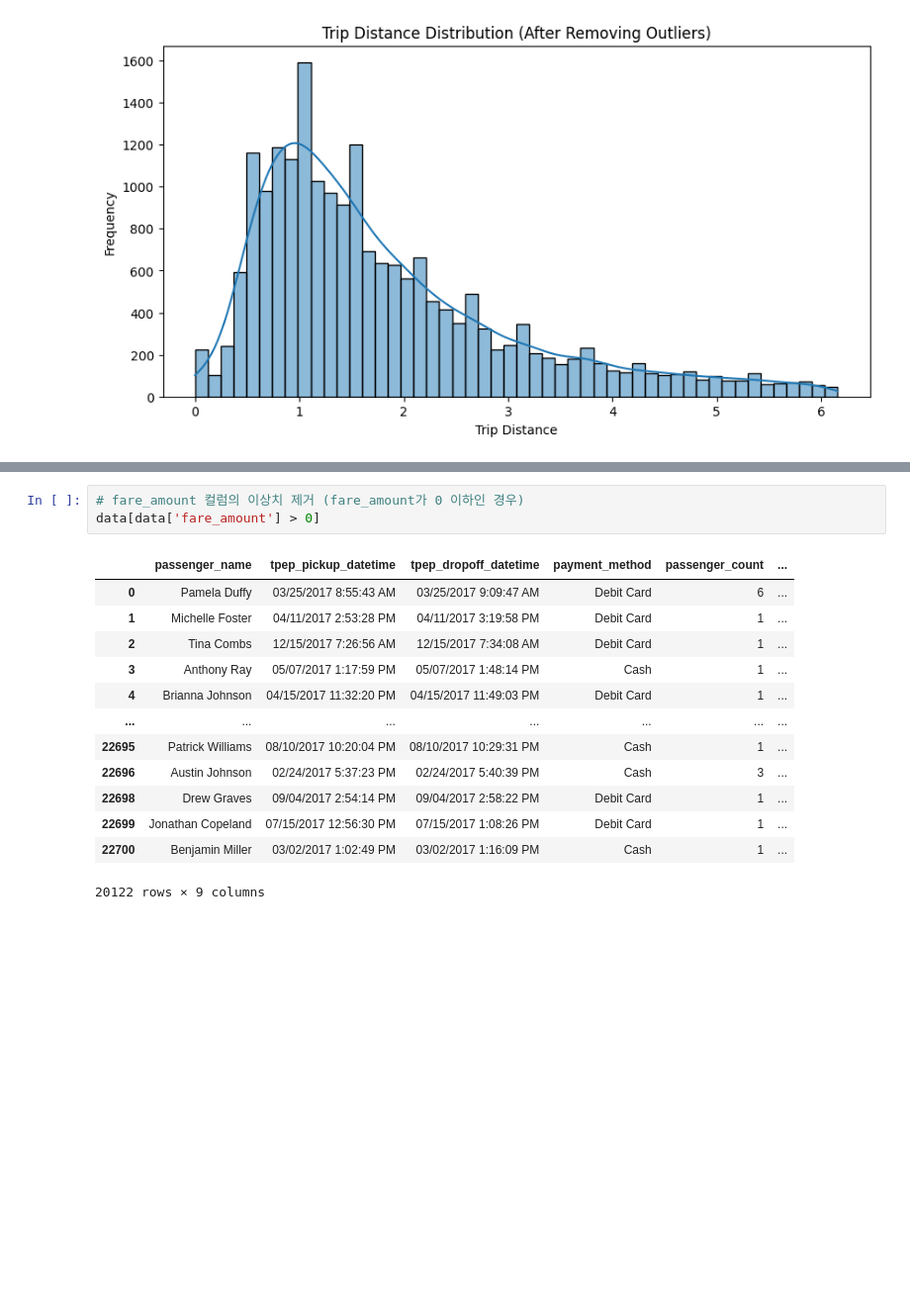
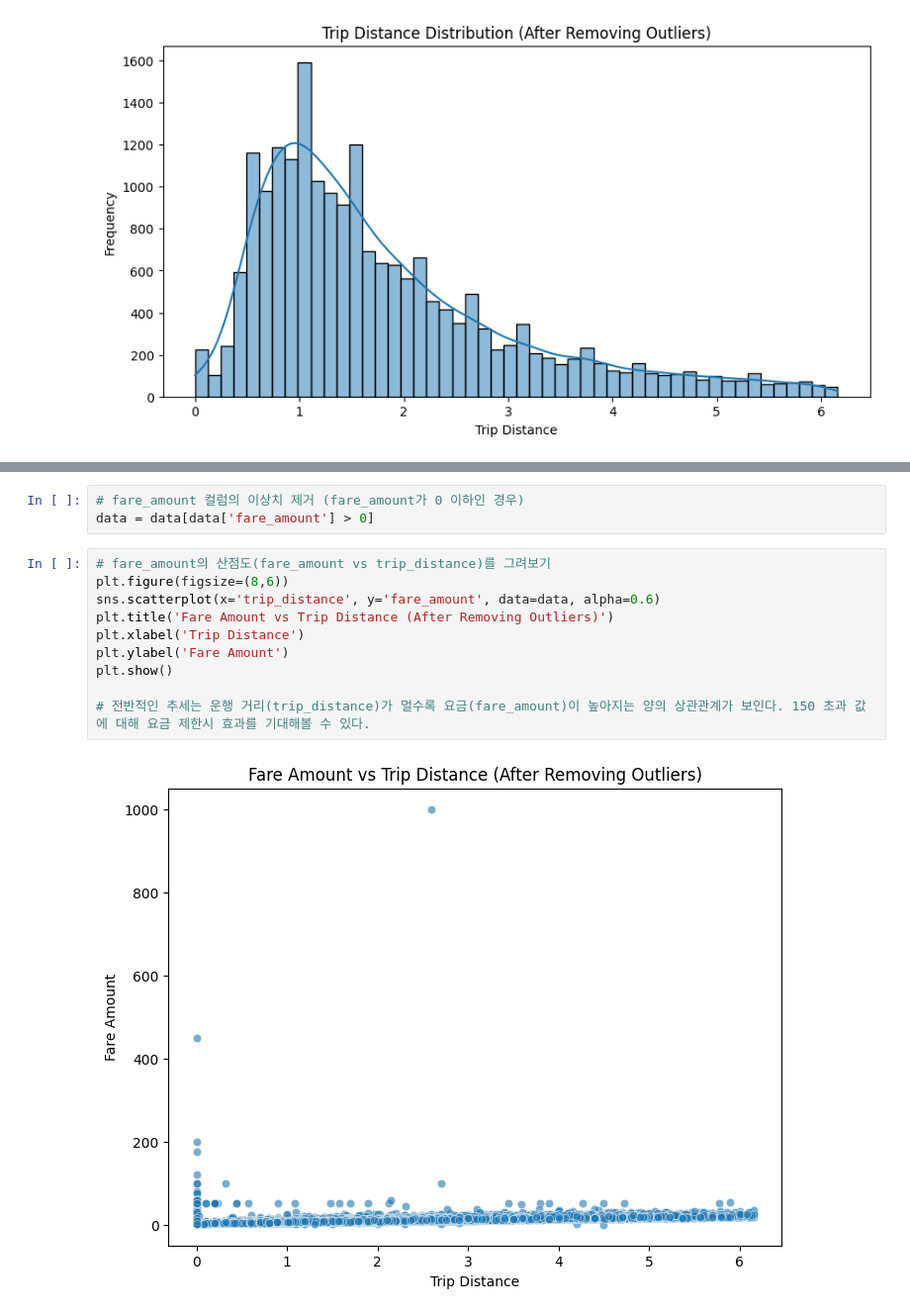
Before and after one commit to kahram-y/first-repository, a Jupyter notebook: DataCleansing/trip.ipynb, the cells around one changed output, grey strips where cells are left out. Shown at 99% size. Saved outputs shown, nothing was run; the diff lists cells and outputs as text; blank space fills up the shorter version.

```diff
--- a/DataCleansing/trip.ipynb
+++ b/DataCleansing/trip.ipynb
@@ -278,17 +264,15 @@ len(data[data['fare_amount']<0])
 # %%
 # fare_amount 컬럼의 이상치 제거 (fare_amount가 0 이하인 경우)
-data[data['fare_amount'] > 0]
+data = data[data['fare_amount'] > 0]
-# %% [output]
-|  | passenger_name | tpep_pickup_datetime | tpep_dropoff_datetime | payment_method | passenger_count | ... |
-| 0 | Pamela Duffy | 03/25/2017 8:55:43 AM | 03/25/2017 9:09:47 AM | Debit Card | 6 | ... |
-| 1 | Michelle Foster | 04/11/2017 2:53:28 PM | 04/11/2017 3:19:58 PM | Debit Card | 1 | ... |
-| 2 | Tina Combs | 12/15/2017 7:26:56 AM | 12/15/2017 7:34:08 AM | Debit Card | 1 | ... |
-| 3 | Anthony Ray | 05/07/2017 1:17:59 PM | 05/07/2017 1:48:14 PM | Cash | 1 | ... |
-| 4 | Brianna Johnson | 04/15/2017 11:32:20 PM | 04/15/2017 11:49:03 PM | Debit Card | 1 | ... |
-| ... | ... | ... | ... | ... | ... | ... |
-| 22695 | Patrick Williams | 08/10/2017 10:20:04 PM | 08/10/2017 10:29:31 PM | Cash | 1 | ... |
-| 22696 | Austin Johnson | 02/24/2017 5:37:23 PM | 02/24/2017 5:40:39 PM | Cash | 3 | ... |
-| 22698 | Drew Graves | 09/04/2017 2:54:14 PM | 09/04/2017 2:58:22 PM | Debit Card | 1 | ... |
-| 22699 | Jonathan Copeland | 07/15/2017 12:56:30 PM | 07/15/2017 1:08:26 PM | Debit Card | 1 | ... |
-| 22700 | Benjamin Miller | 03/02/2017 1:02:49 PM | 03/02/2017 1:16:09 PM | Cash | 1 | ... |
-20122 rows × 9 columns
+# %%
+# fare_amount의 산점도(fare_amount vs trip_distance)를 그려보기
+plt.figure(figsize=(8,6))
+sns.scatterplot(x='trip_distance', y='fare_amount', data=data, alpha=0.6)
+plt.title('Fare Amount vs Trip Distance (After Removing Outliers)')
+plt.xlabel('Trip Distance')
+plt.ylabel('Fare Amount')
+plt.show()
+
+# 전반적인 추세는 운행 거리(trip_distance)가 멀수록 요금(fare_amount)이 높아지는 양의 상관관계가 보인다. 150 초과 값에 대해 요금 제한시 효과를 기대해볼 수 있다.
+# %% [output]
+[figure, added]
```
Also changed, not shown: parts of 41 cells of this notebook.
